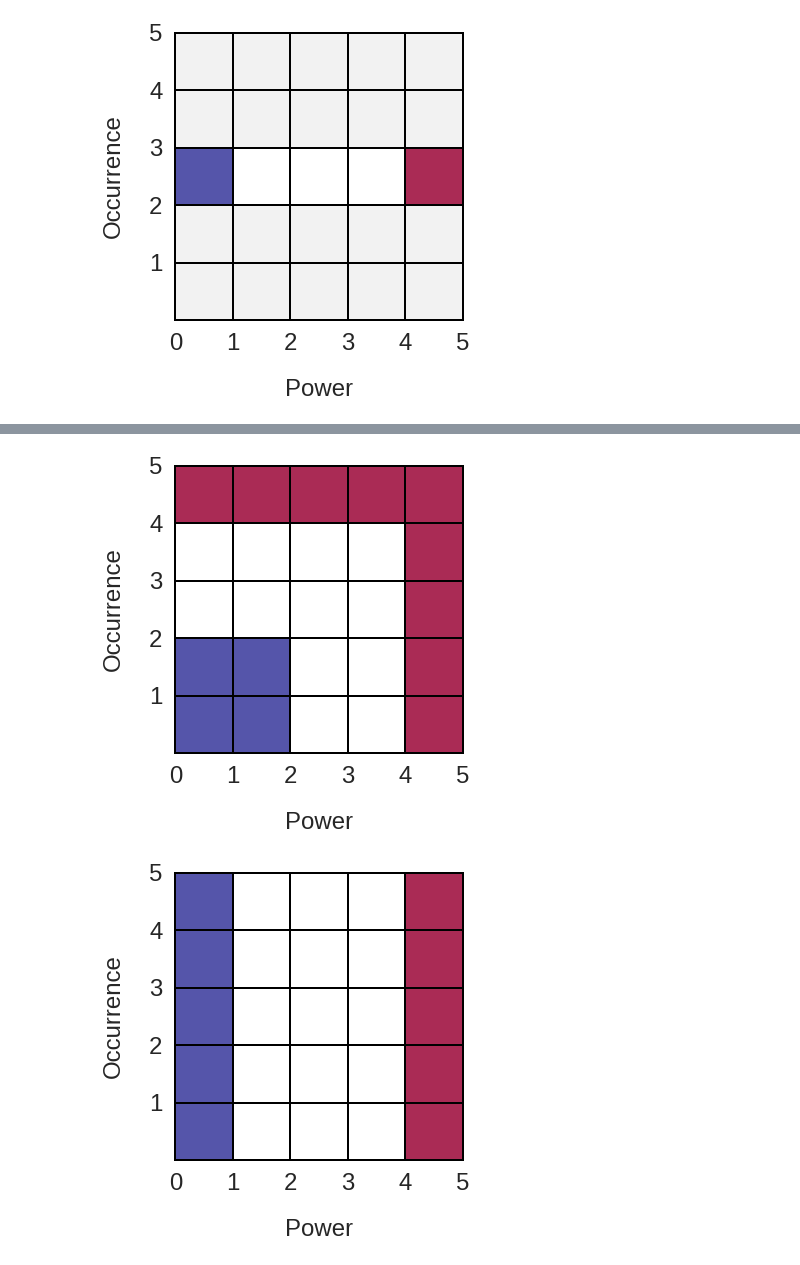
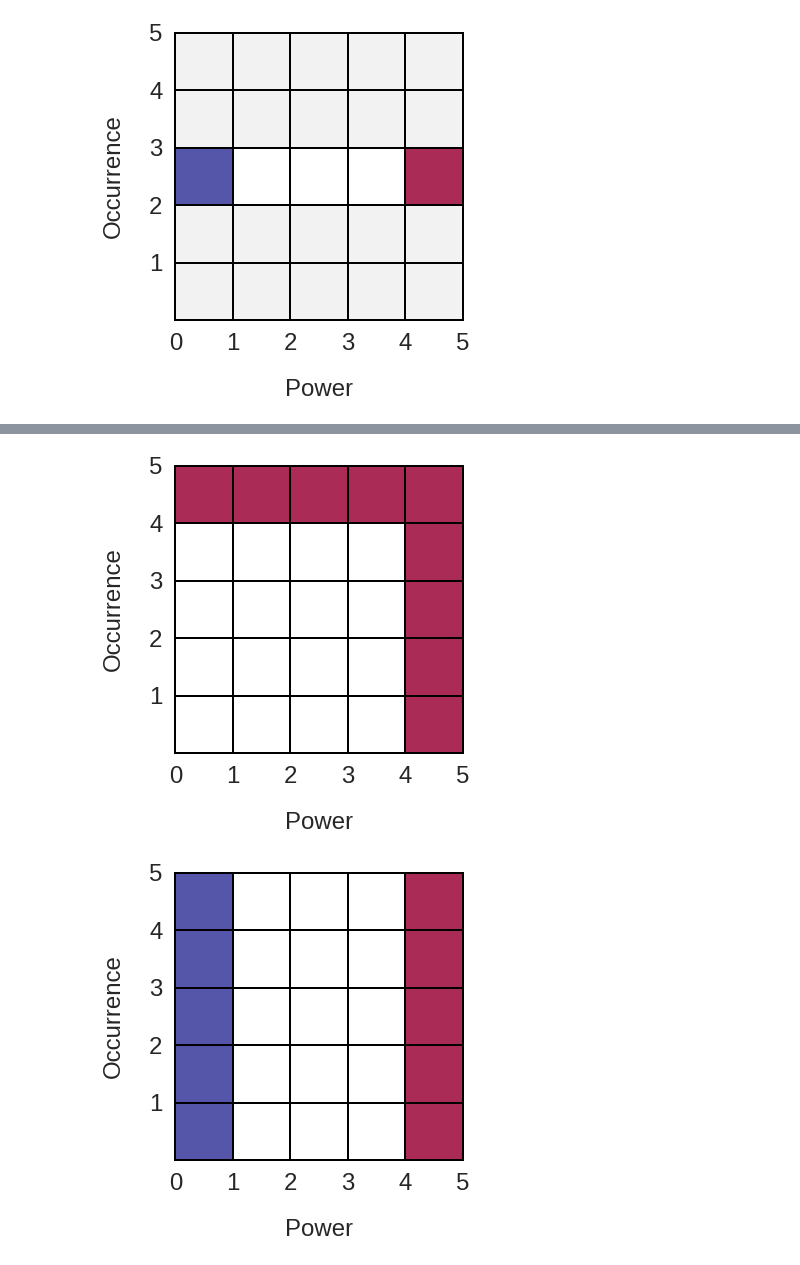
Before and after one commit to Joovvhan/ColabTest, a Jupyter notebook: Graphics_Test.ipynb, the cells around one changed output, grey strips where cells are left out. Cells and saved outputs as stored; diff of their text form; code cells hidden in the pictures.

```diff
--- a/Graphics_Test.ipynb
+++ b/Graphics_Test.ipynb
@@ -504,37 +549,37 @@ bColor = np.asarray((7, 94, 211)) / 255
 bB = np.asarray((1/3, 1/3, 2/3))
 
 rR = np.asarray((2/3, 1/6, 1/3))
 
 
 cColor = np.asarray((0, 127, 255)) / 255
 
 for x in range(5):
     for y in range(5):
-        if (x < 2 and y < 2):
-            pat = patches.Rectangle((x, y), 1, 1, fill=True, color=bB)
-        elif (x == 4 or y == 4):
+#         if (x < 2 and y < 2):
+#             pat = patches.Rectangle((x, y), 1, 1, fill=True, color=bB)
+        if (x == 4 or y == 4):
             pat = patches.Rectangle((x, y), 1, 1, fill=True, color=rR)
         else:
             pat = patches.Rectangle((x, y), 1, 1, fill=True, color=(1, 1, 1))
 
         pat.set_edgecolor('k')
         pat.set_linewidth(2)
         ax2.add_patch(pat)
 
 ax2.set_xlim((-0.1, 5.1))
 ax2.set_ylim((-0.1, 5.1))
 ax2.set_yticks([1, 2, 3, 4, 5])
 ax2.set_facecolor('w')
 
 plt.xticks(fontsize=24)
 plt.xlabel('Power', fontsize=24, labelpad = 24)
 
 plt.yticks(fontsize=24)
 plt.ylabel('Occurrence', fontsize=24, labelpad = 24)
 
 plt.show()
 # %% [output]
-[figure, old version]
+[figure, new version]
 # %%
 import matplotlib.pyplot as plt
 import matplotlib.patches as patches
```
Also changed, not shown: parts of 3 cells of this notebook.
